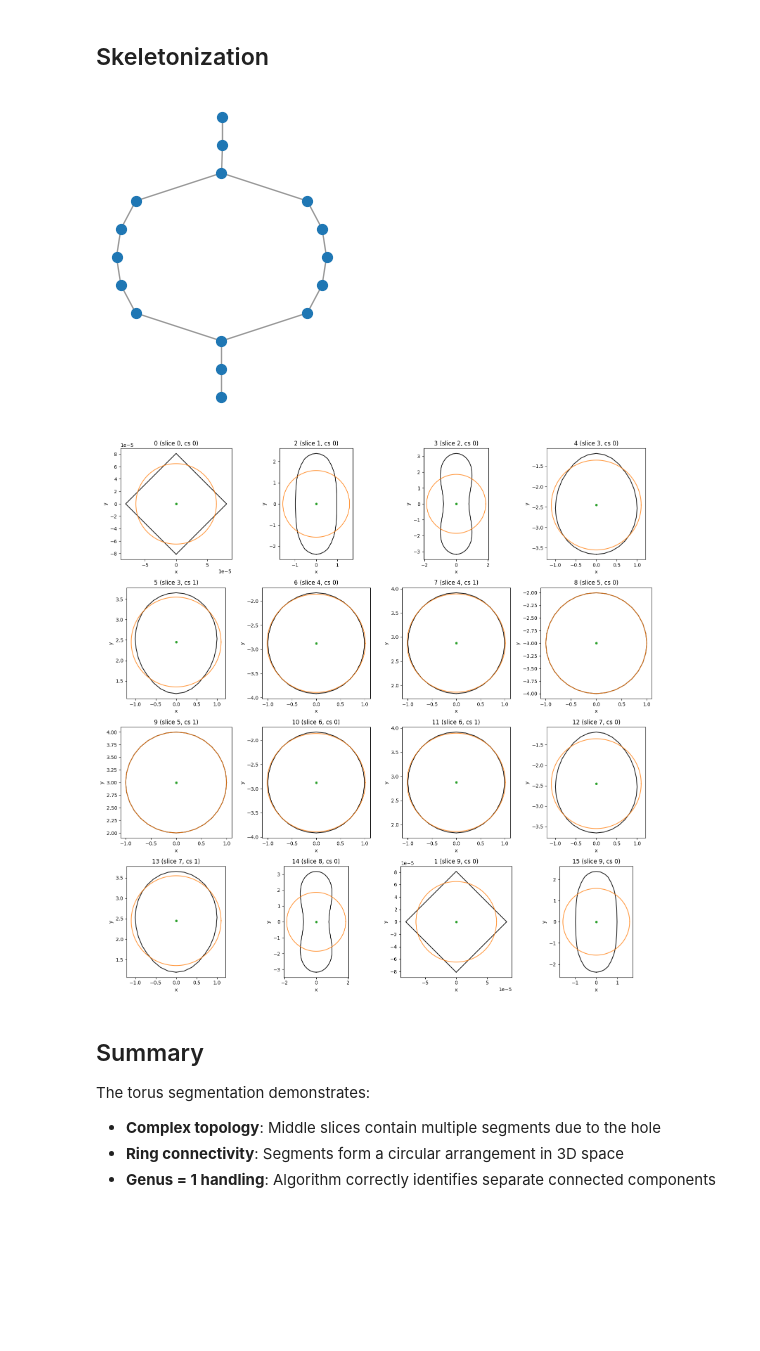
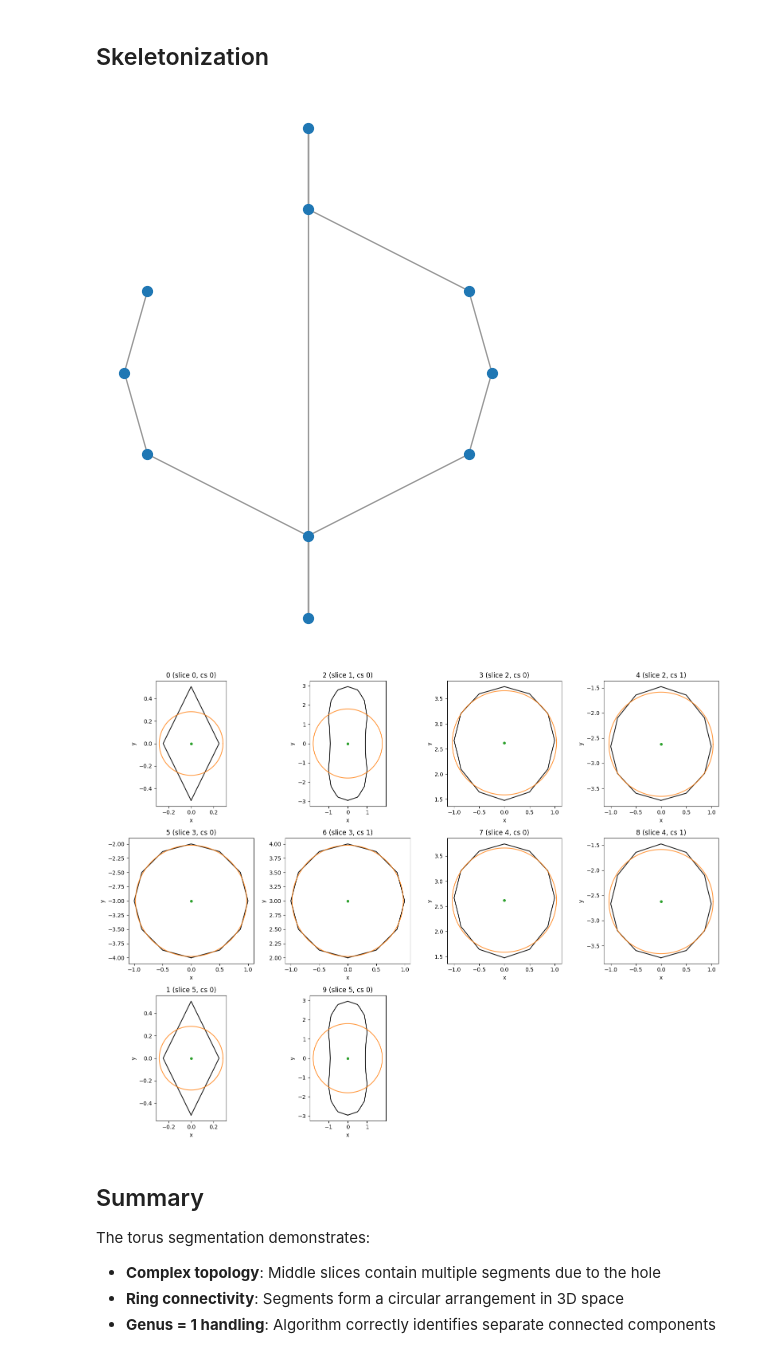
Before and after one commit to jmrfox/discos, a Jupyter notebook: notebooks/02b_torus_skeleton.ipynb, the cells around one changed output. Saved outputs shown, nothing was run; the diff lists cells and outputs as text; code cells hidden in the pictures; blank space fills up the shorter version.

```diff
--- a/notebooks/02b_torus_skeleton.ipynb
+++ b/notebooks/02b_torus_skeleton.ipynb
@@ -38,9 +38,10 @@ mm.visualize_mesh_slice_interactive()
 # %% [markdown]
 ## Skeletonization
 # %%
-G = skeletonize(torus, n_slices=10, verbose=True)
-G.draw(axis='y')
+n_slices = 6
+G = skeletonize(torus, n_slices=n_slices, verbose=True, enforce_connected=False)
+G.draw(axis='y', figsize=(7, 7))
 G.plot_all_cross_sections();
 # %% [output]
-[figure, old version]
+[figure, new version]
-[figure, old version]
+[figure, new version]
```
Also changed, not shown: parts of 2 cells of this notebook, 30 other files.
